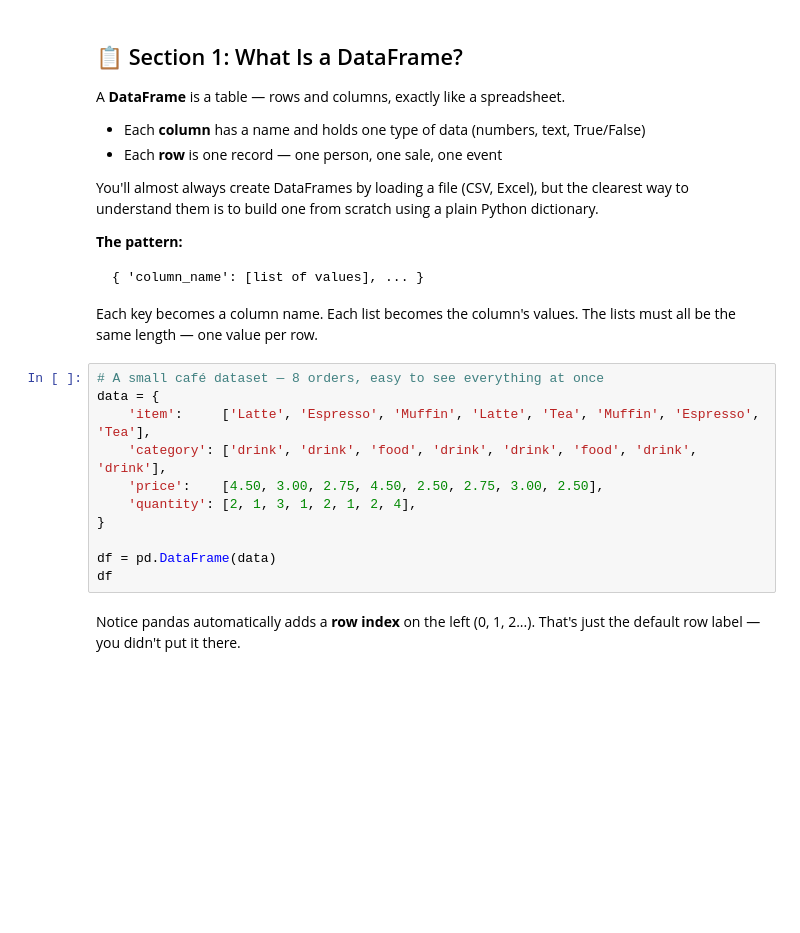
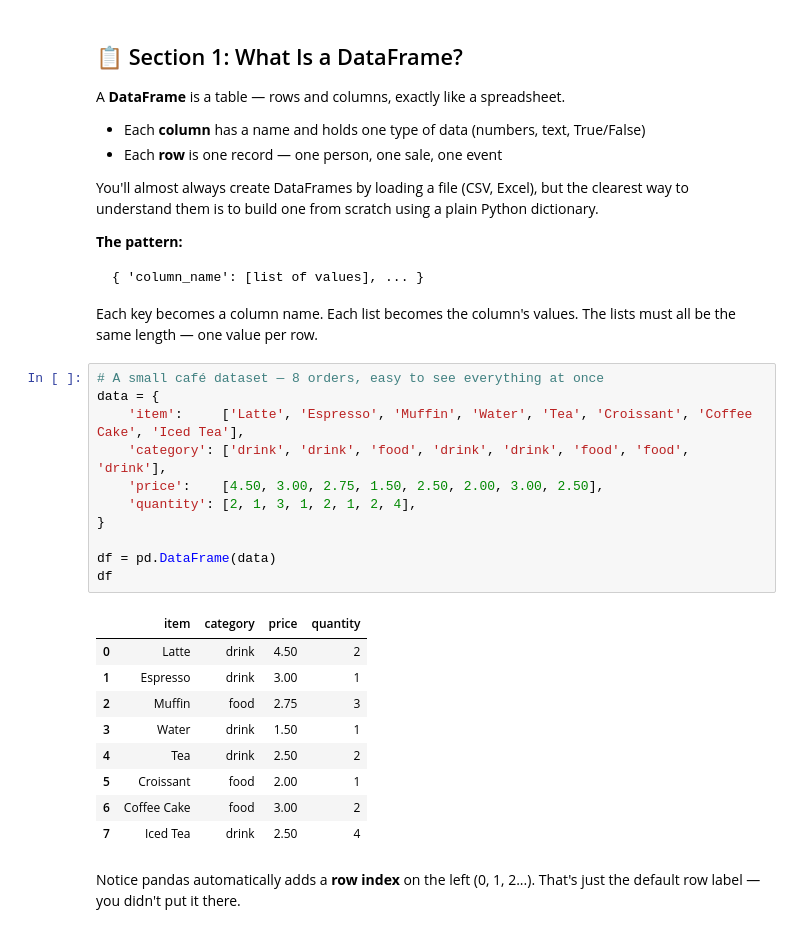
Before and after one commit to BrianCarela/Data-analytics-practice, a Jupyter notebook: 02_pandas_and_numpy/02_00_dataframes.ipynb, the cells around one changed output. Saved outputs shown, nothing was run; the diff lists cells and outputs as text; blank space fills up the shorter version.

```diff
--- a/02_pandas_and_numpy/02_00_dataframes.ipynb
+++ b/02_pandas_and_numpy/02_00_dataframes.ipynb
@@ -53,14 +55,24 @@ The lists must all be the same length — one value per row.
 # %%
 # A small café dataset — 8 orders, easy to see everything at once
 data = {
-    'item':     ['Latte', 'Espresso', 'Muffin', 'Latte', 'Tea', 'Muffin', 'Espresso', 'Tea'],
-    'category': ['drink', 'drink', 'food', 'drink', 'drink', 'food', 'drink', 'drink'],
-    'price':    [4.50, 3.00, 2.75, 4.50, 2.50, 2.75, 3.00, 2.50],
+    'item':     ['Latte', 'Espresso', 'Muffin', 'Water', 'Tea', 'Croissant', 'Coffee Cake', 'Iced Tea'],
+    'category': ['drink', 'drink', 'food', 'drink', 'drink', 'food', 'food', 'drink'],
+    'price':    [4.50, 3.00, 2.75, 1.50, 2.50, 2.00, 3.00, 2.50],
     'quantity': [2, 1, 3, 1, 2, 1, 2, 4],
 }
 
 df = pd.DataFrame(data)
 df
+# %% [output]
+|  | item | category | price | quantity |
+| 0 | Latte | drink | 4.50 | 2 |
+| 1 | Espresso | drink | 3.00 | 1 |
+| 2 | Muffin | food | 2.75 | 3 |
+| 3 | Water | drink | 1.50 | 1 |
+| 4 | Tea | drink | 2.50 | 2 |
+| 5 | Croissant | food | 2.00 | 1 |
+| 6 | Coffee Cake | food | 3.00 | 2 |
+| 7 | Iced Tea | drink | 2.50 | 4 |
 # %% [markdown]
 Notice pandas automatically adds a **row index** on the left (0, 1, 2...).
 That's just the default row label — you didn't put it there.
```
Also changed, not shown: parts of 21 cells of this notebook.
